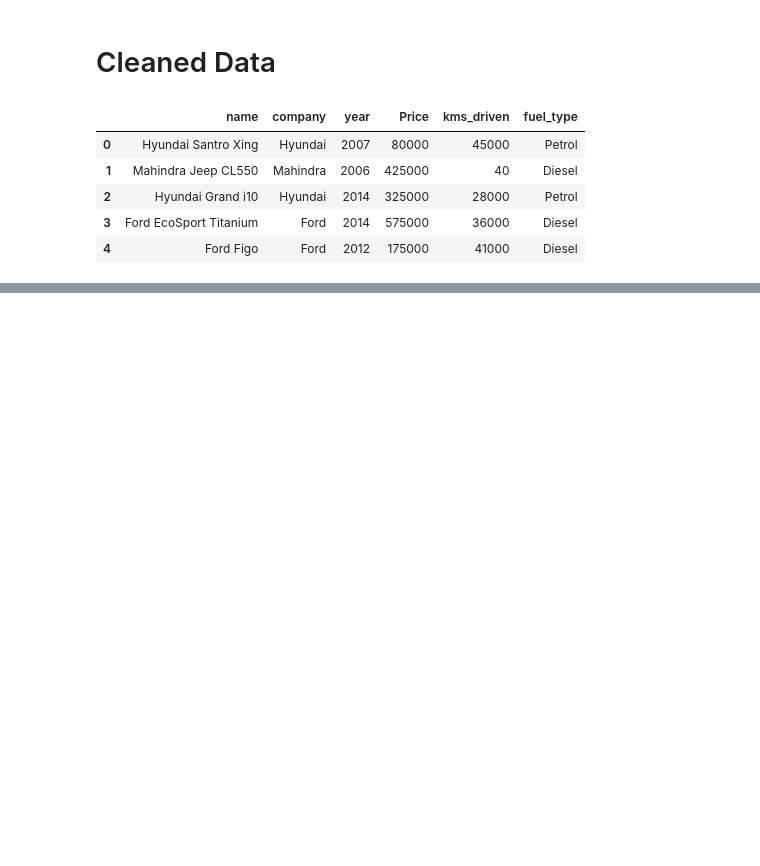
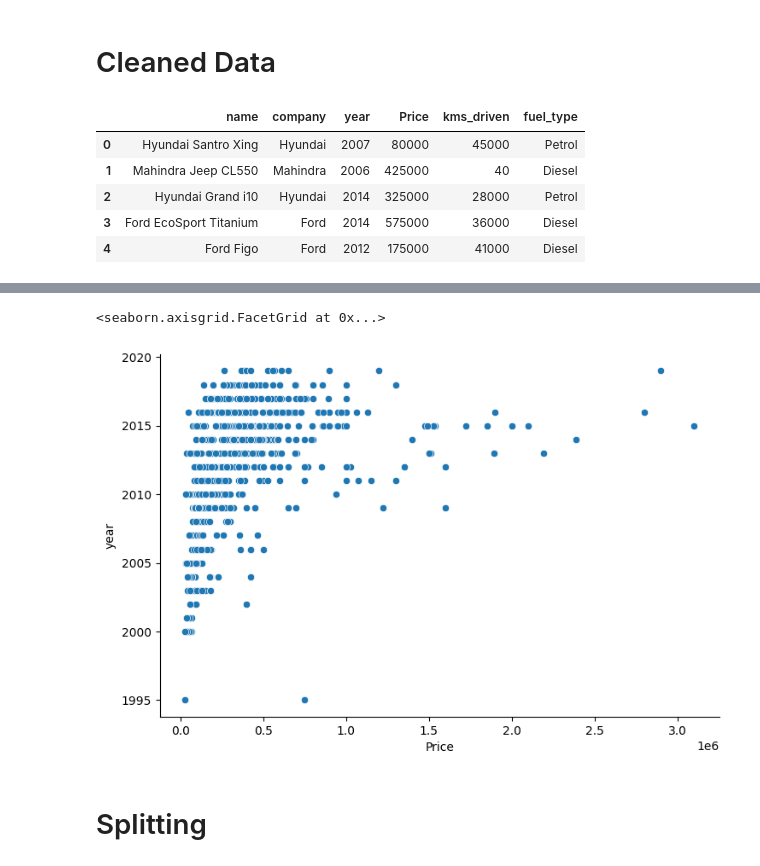
Before and after one commit to Bison619/Car-Price-prediction-System, a Jupyter notebook: carpredi.ipynb, the cells around one changed output, grey strips where cells are left out. Cells and saved outputs as stored; diff of their text form; code cells hidden in the pictures; blank space fills up the shorter version.

```diff
--- a/carpredi.ipynb
+++ b/carpredi.ipynb
@@ -308,0 +336,7 @@ data2.to_csv('Cleaned Car_data.csv')
+# %%
+sns.relplot(x='Price',y='year', aspect=1.5, data = data2,height = 5)
+# %% [output]
+<seaborn.axisgrid.FacetGrid at 0x...>
+[figure, added]
+# %% [markdown]
+# Splitting
```
Also changed, not shown: parts of 5 cells of this notebook.
